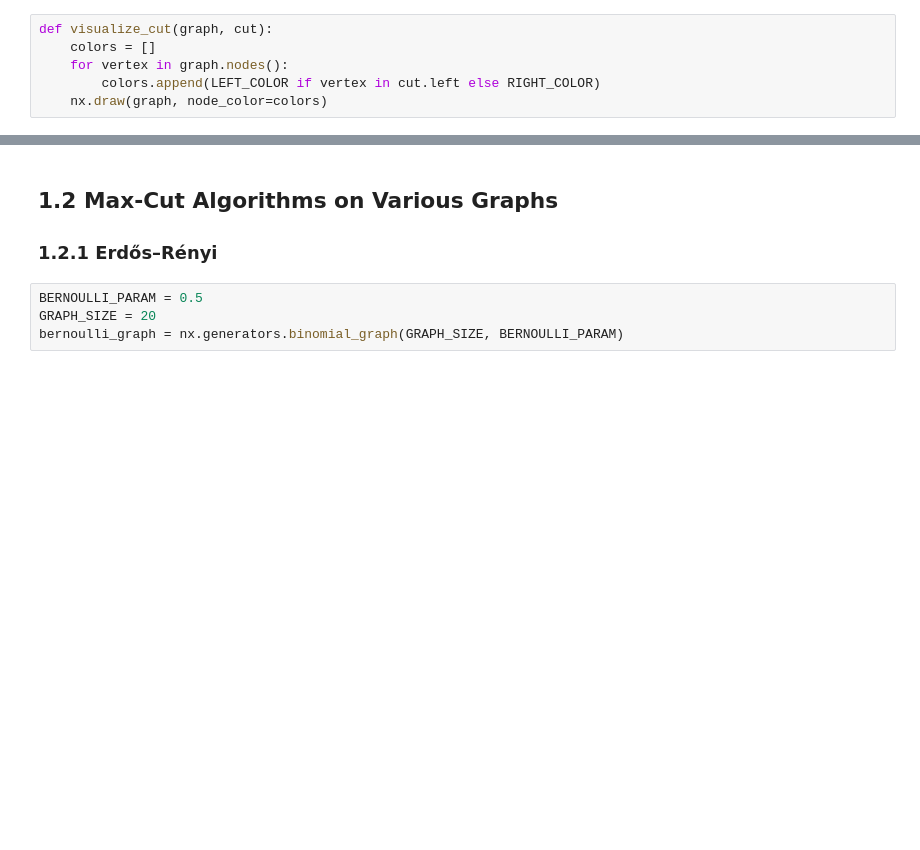
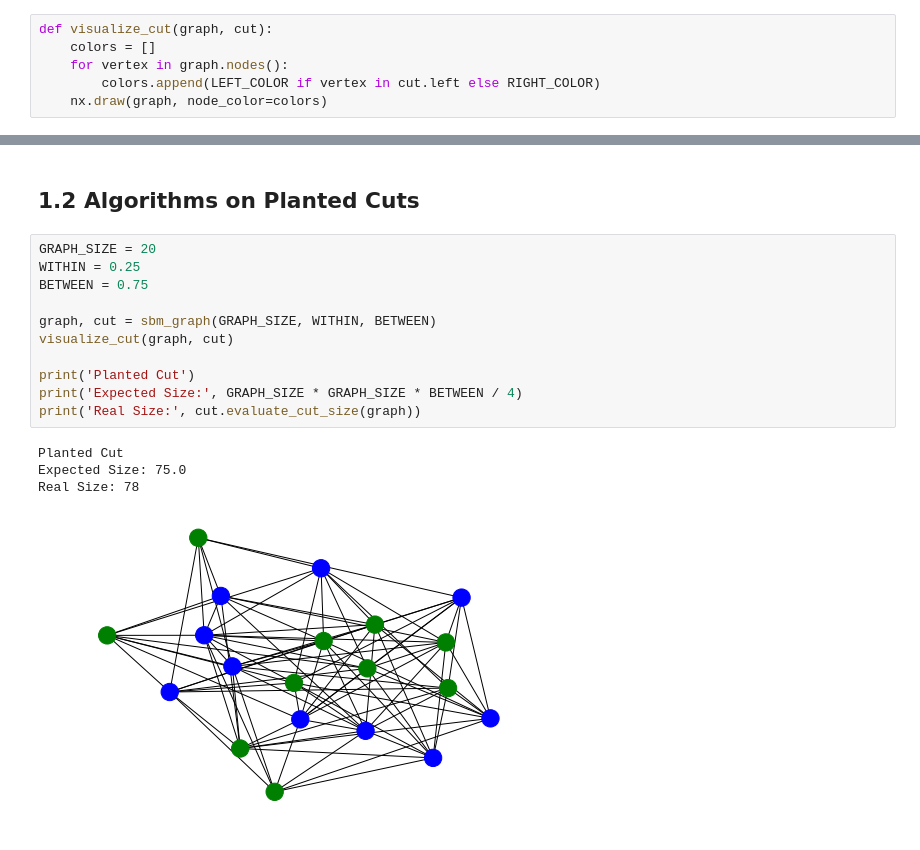
Before and after one commit to hermish/cvx-graph-algorithms, a Jupyter notebook: notebooks/1-goemans-williamson.ipynb, the cells around one changed output, grey strips where cells are left out. Drawn from its saved outputs; the diff is of its cells as text; blank space fills up the shorter version.

```diff
--- a/notebooks/1-goemans-williamson.ipynb
+++ b/notebooks/1-goemans-williamson.ipynb
@@ -36,9 +61,19 @@ def compare_performance(generator, algorithms, trials):
 # %% [markdown]
-## 1.2 Max-Cut Algorithms on Various Graphs
-
-### 1.2.1 Erdős–Rényi
+## 1.2 Algorithms on Planted Cuts
-# %%
-BERNOULLI_PARAM = 0.5
-GRAPH_SIZE = 20
-bernoulli_graph = nx.generators.binomial_graph(GRAPH_SIZE, BERNOULLI_PARAM)
+# %%
+GRAPH_SIZE = 20
+WITHIN = 0.25
+BETWEEN = 0.75
+
+graph, cut = sbm_graph(GRAPH_SIZE, WITHIN, BETWEEN)
+visualize_cut(graph, cut)
+
+print('Planted Cut')
+print('Expected Size:', GRAPH_SIZE * GRAPH_SIZE * BETWEEN / 4)
+print('Real Size:', cut.evaluate_cut_size(graph))
+# %% [output]
+Planted Cut
+Expected Size: 75.0
+Real Size: 78
+[figure, added]
 # %%
```
Also changed, not shown: parts of 22 cells of this notebook, 4 other files.
